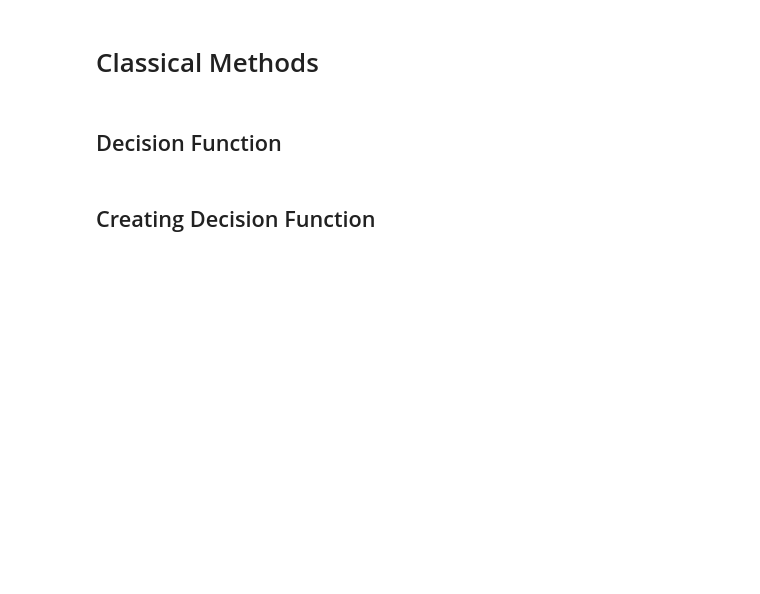
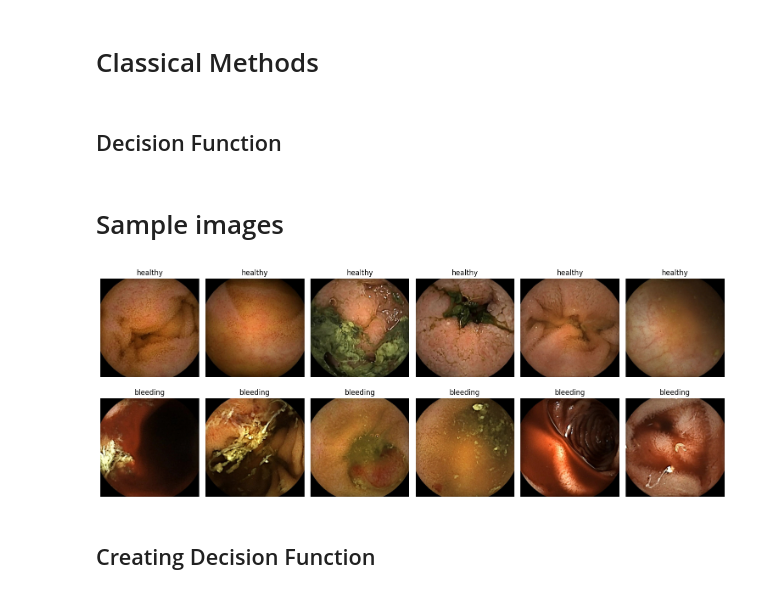
Before and after one commit to jan1na/Bleeding-Detecting-on-Capsule-Endoscopy, a Jupyter notebook: scripts/classical_method_meric.ipynb, the cells around one changed output. Saved outputs shown, nothing was run; the diff lists cells and outputs as text; code cells hidden in the pictures; blank space fills up the shorter version.

```diff
--- a/scripts/classical_method_meric.ipynb
+++ b/scripts/classical_method_meric.ipynb
@@ -72,7 +79,7 @@ class BleedDataset(Dataset):
         return image, label
 # %%
 ### ---|---|---|---|---|---|---|---|---|---|--- DATASET SPLIT ---|---|---|---|---|---|---|---|---|---|--- ###
-dataset = BleedDataset(DIRECTORY_PATH, image_read_func="RGB")
+dataset = BleedDataset(DIRECTORY_PATH)
 
 train_size = int(TRAIN_TEST_SPLIT[0] * len(dataset))
 test_size = int(TRAIN_TEST_SPLIT[1] * len(dataset))
@@ -84,6 +91,51 @@ train_validation_dataset = ConcatDataset([train_dataset, validation_dataset])
 
 train_validation_dataloader = DataLoader(train_validation_dataset, batch_size=1, shuffle=False)
 test_dataloader = DataLoader(test_dataset, batch_size=1, shuffle=False)
+# %%
+def image_to_RGB_numpy(image):
+    """
+    Convert an image from BGR channel order to RGB and transpose its dimensions.
+
+    :param image: Input image in NumPy array format with shape (C, H, W)
+    :return: Transformed image in RGB format with shape (H, W, C)
+    """
+    image = np.transpose(image, (1, 2, 0))
+    image = cv2.cvtColor(image, cv2.COLOR_BGR2RGB)
+
+    return image
+# %% [markdown]
+# Sample images
+# %%
+labels = [l.item() for (_,l) in tqdm(train_validation_dataloader)]
+# %%
+sample_count = 6
+
+zero_indices = [i for i, x in enumerate(labels) if x == 0]
+one_indices = [i for i, x in enumerate(labels) if x == 1]
+
+healthy_indices = random.sample(zero_indices, sample_count)
+healthy_images = [train_validation_dataset[i][0] for i in healthy_indices]
+healthy_images = [image_to_RGB_numpy(image) for image in healthy_images]
+
+bleeding_indices = random.sample(one_indices, sample_count)
+bleeding_images = [train_validation_dataset[i][0] for i in bleeding_indices]
+bleeding_images = [image_to_RGB_numpy(image) for image in bleeding_images]
+
+fig, axes = plt.subplots(2, sample_count, figsize=(sample_count*2.5, sample_count))
+
+images = healthy_images + bleeding_images
+image_labels = [0 for _ in range(sample_count)] + [1 for _ in range(sample_count)]
+
+for e, (ax, image, label) in enumerate(zip(axes.flat, images, image_labels)):
+    ax.imshow(image)  # Display the image
+    title = {0:'healthy', 1:'bleeding'}
+    ax.set_title(f"{title[label]}")  # Add title with label
+    ax.axis('off')  # Hide the axes for better visualization
+
+plt.tight_layout()
+plt.show()
+# %% [output]
+[figure, added]
 # %% [markdown]
 ## Creating Decision Function
 # %%
```
Also changed, not shown: parts of 12 cells of this notebook, 2 other files.
